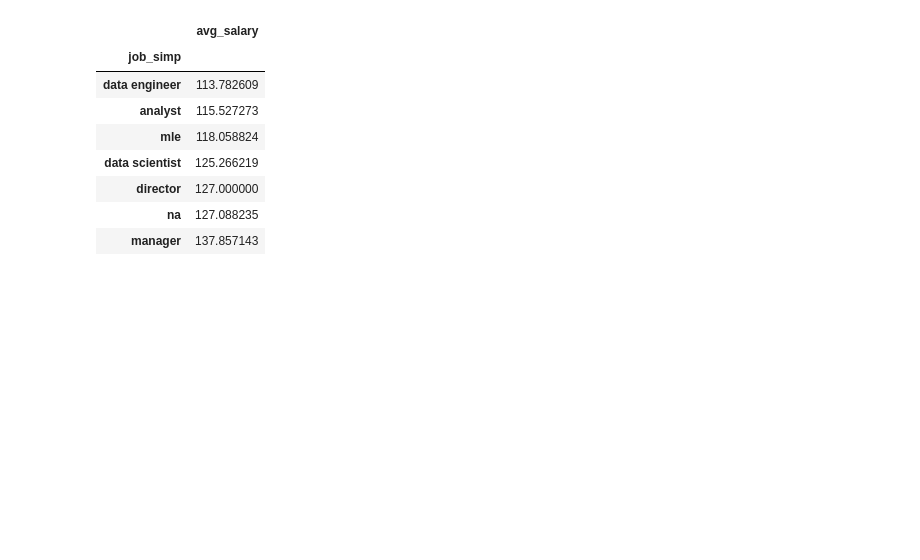
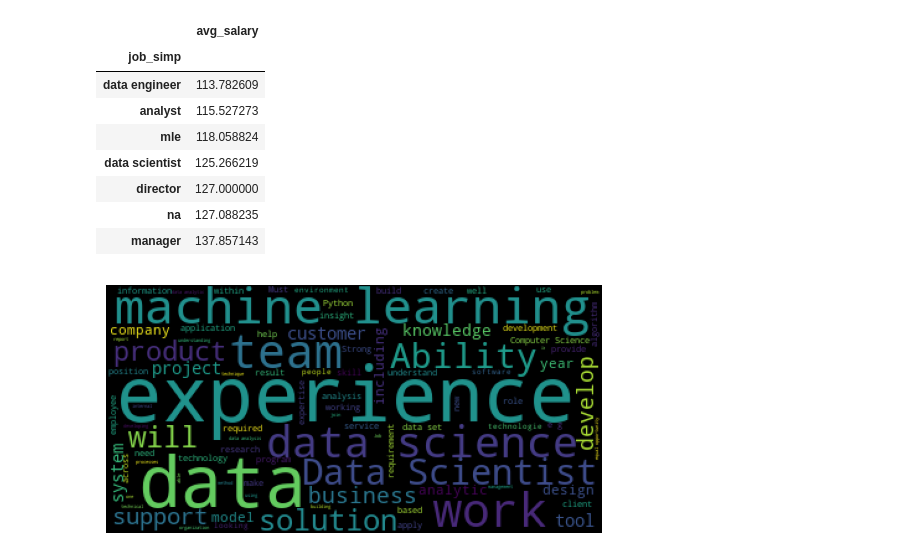
Before and after one commit to Siddharth114/GlassdoorJobPostings, a Jupyter notebook: exploration.ipynb, the cells around one changed output. Saved outputs shown, nothing was run; the diff lists cells and outputs as text; code cells hidden in the pictures; blank space fills up the shorter version.

```diff
--- a/main.ipynb
+++ b/exploration.ipynb
@@ -187,0 +190,7 @@ idf = df.interactive()
+# %%
+wordcloud = WordCloud().generate(' '.join(df['Job Description']))
+plt.imshow(wordcloud)
+plt.axis("off")
+plt.show()
+# %% [output]
+[figure, added]
```
Also changed, not shown: parts of 8 cells of this notebook.
